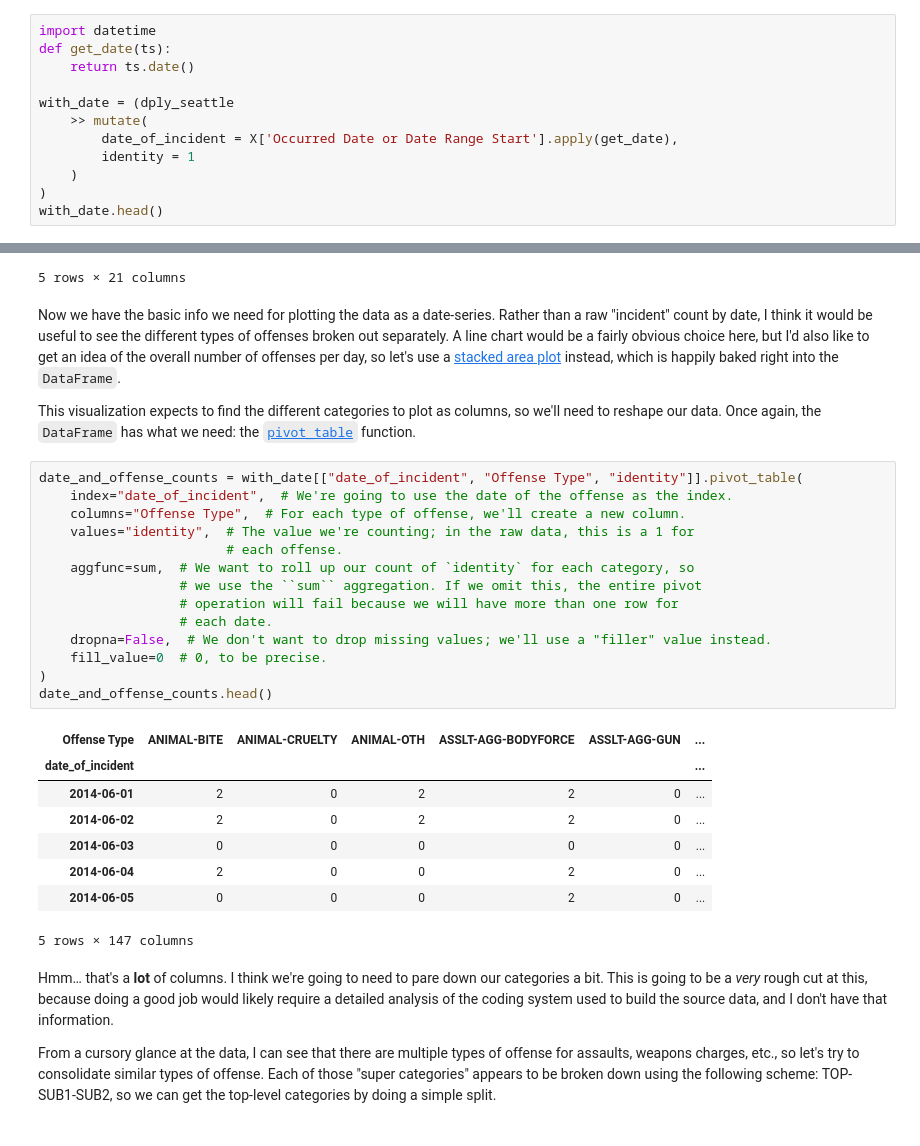
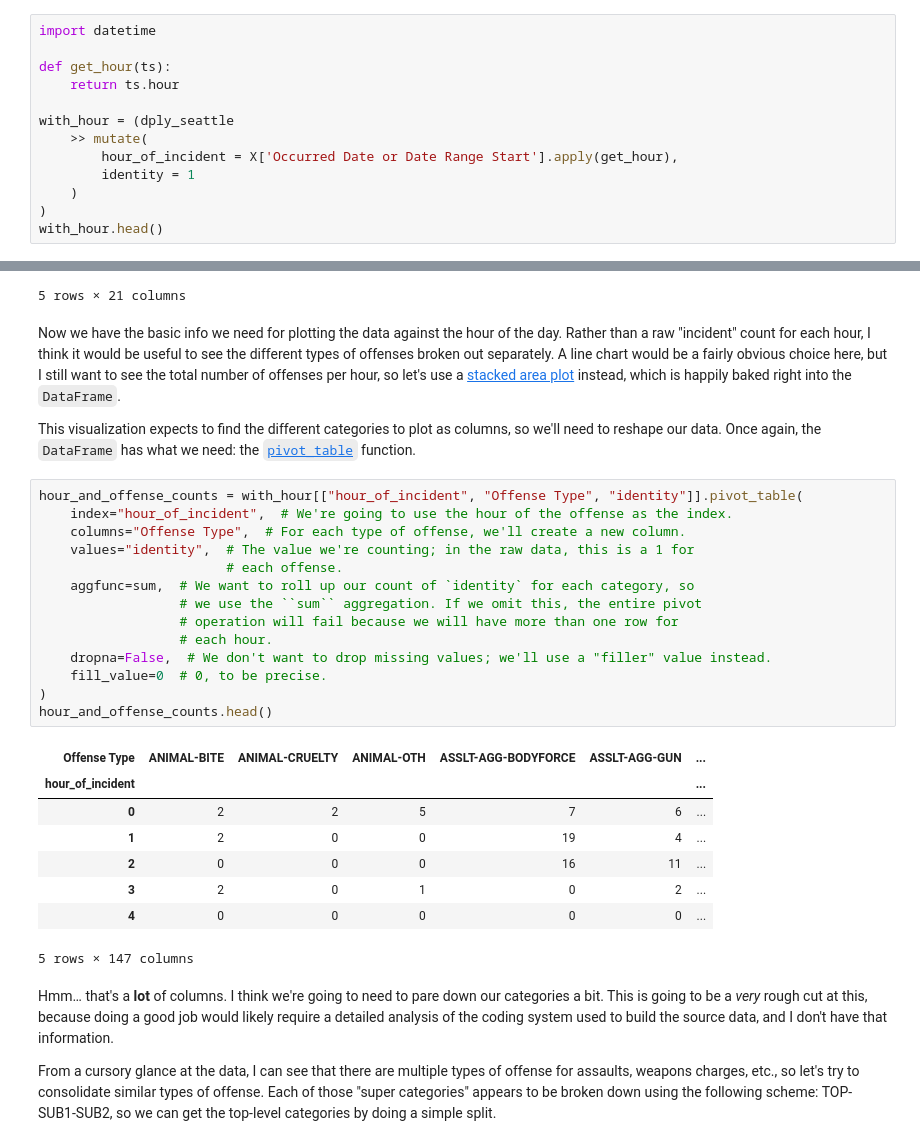
Before and after one commit to gthank/datasci_assignment_six, a Jupyter notebook: crime_analytics.ipynb, the cells around one changed output, grey strips where cells are left out. Cells and saved outputs as stored; diff of their text form.

```diff
--- a/crime_analytics.ipynb
+++ b/crime_analytics.ipynb
@@ -120,15 +118,16 @@ To answer this question, we'll start by plotting the total number of incidents b
 # %%
 import datetime
-def get_date(ts):
-    return ts.date()
 
-with_date = (dply_seattle
+def get_hour(ts):
+    return ts.hour
+
+with_hour = (dply_seattle
     >> mutate(
-        date_of_incident = X['Occurred Date or Date Range Start'].apply(get_date),
+        hour_of_incident = X['Occurred Date or Date Range Start'].apply(get_hour),
         identity = 1
     )
 )
-with_date.head()
+with_hour.head()
 # %% [output]
 |  | RMS CDW ID | General Offense Number | Offense Code | Offense Code Extension | Offense Type | ... |
 | 0 | 483839 | 2015218538 | 2202 | 0 | BURGLARY-FORCE-RES | ... |
@@ -138,31 +137,31 @@ with_date.head()
 | 4 | 478198 | 2015207880 | 2399 | 3 | THEFT-OTH | ... |
 5 rows × 21 columns
 # %% [markdown]
-Now we have the basic info we need for plotting the data as a date-series. Rather than a raw "incident" count by date, I think it would be useful to see the different types of offenses broken out separately. A line chart would be a fairly obvious choice here, but I'd also like to get an idea of the overall number of offenses per day, so let's use a [stacked area plot](http://pandas.pydata.org/pandas-docs/stable/visualization.html#visualization-area-plot) instead, which is happily baked right into the `DataFrame`.
+Now we have the basic info we need for plotting the data against the hour of the day. Rather than a raw "incident" count for each hour, I think it would be useful to see the different types of offenses broken out separately. A line chart would be a fairly obvious choice here, but I still want to see the total number of offenses per hour, so let's use a [stacked area plot](http://pandas.pydata.org/pandas-docs/stable/visualization.html#visualization-area-plot) instead, which is happily baked right into the `DataFrame`.
 
 This visualization expects to find the different categories to plot as columns, so we'll need to reshape our data. Once again, the `DataFrame` has what we need: the [`pivot_table`](http://pandas.pydata.org/pandas-docs/stable/reshaping.html#pivot-tables) function.
 # %%
-date_and_offense_counts = with_date[["date_of_incident", "Offense Type", "identity"]].pivot_table(
-    index="date_of_incident",  # We're going to use the date of the offense as the index.
+hour_and_offense_counts = with_hour[["hour_of_incident", "Offense Type", "identity"]].pivot_table(
+    index="hour_of_incident",  # We're going to use the hour of the offense as the index.
     columns="Offense Type",  # For each type of offense, we'll create a new column.
     values="identity",  # The value we're counting; in the raw data, this is a 1 for
                         # each offense.
     aggfunc=sum,  # We want to roll up our count of `identity` for each category, so
                   # we use the ``sum`` aggregation. If we omit this, the entire pivot
                   # operation will fail because we will have more than one row for
-                  # each date.
+                  # each hour.
     dropna=False,  # We don't want to drop missing values; we'll use a "filler" value instead.
     fill_value=0  # 0, to be precise.
 )
-date_and_offense_counts.head()
+hour_and_offense_counts.head()
 # %% [output]
 | Offense Type | ANIMAL-BITE | ANIMAL-CRUELTY | ANIMAL-OTH | ASSLT-AGG-BODYFORCE | ASSLT-AGG-GUN | ... |
-| date_of_incident |  |  |  |  |  | ... |
-| 2014-06-01 | 2 | 0 | 2 | 2 | 0 | ... |
-| 2014-06-02 | 2 | 0 | 2 | 2 | 0 | ... |
-| 2014-06-03 | 0 | 0 | 0 | 0 | 0 | ... |
-| 2014-06-04 | 2 | 0 | 0 | 2 | 0 | ... |
-| 2014-06-05 | 0 | 0 | 0 | 2 | 0 | ... |
+| hour_of_incident |  |  |  |  |  | ... |
+| 0 | 2 | 2 | 5 | 7 | 6 | ... |
+| 1 | 2 | 0 | 0 | 19 | 4 | ... |
+| 2 | 0 | 0 | 0 | 16 | 11 | ... |
+| 3 | 2 | 0 | 1 | 0 | 2 | ... |
+| 4 | 0 | 0 | 0 | 0 | 0 | ... |
 5 rows × 147 columns
 # %% [markdown]
 Hmm… that's a **lot** of columns. I think we're going to need to pare down our categories a bit. This is going to be a *very* rough cut at this, because doing a good job would likely require a detailed analysis of the coding system used to build the source data, and I don't have that information.
```
Also changed, not shown: parts of 15 cells of this notebook.
